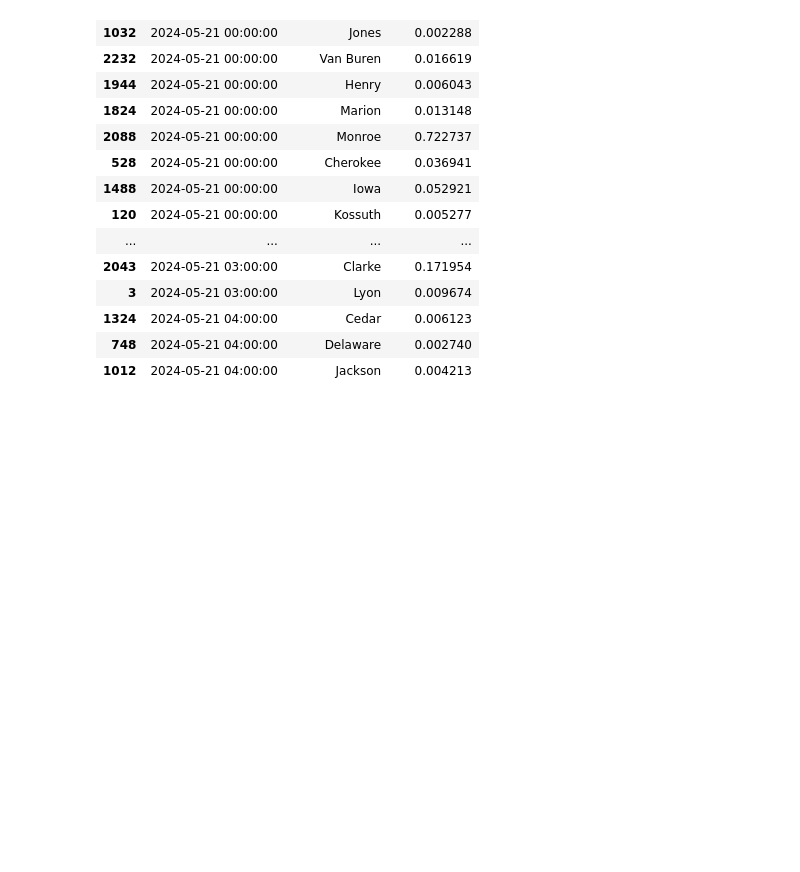
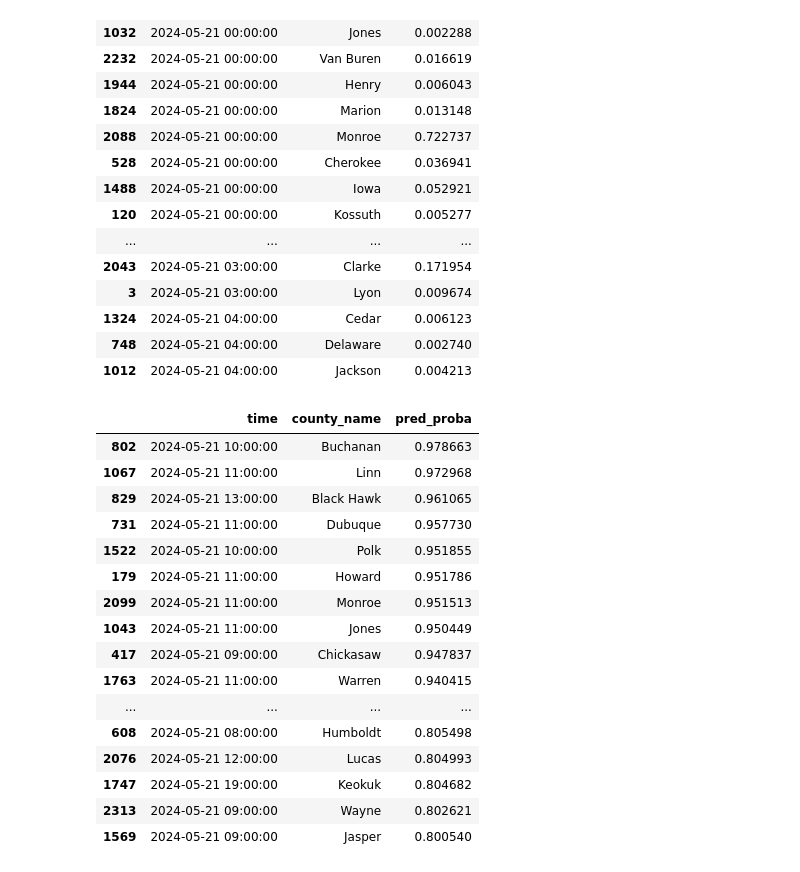
Before and after one commit to dpatel77/ProjectToto, a Jupyter notebook: RTS/demo_data_process.ipynb, the cells around one changed output. Saved outputs shown, nothing was run; the diff lists cells and outputs as text; code cells hidden in the pictures; blank space fills up the shorter version.

```diff
--- a/RTS/demo_data_process.ipynb
+++ b/RTS/demo_data_process.ipynb
@@ -171,3 +171,24 @@ rts_table
 | 1324 | 2024-05-21 04:00:00 | Cedar | 0.006123 |
 | 748 | 2024-05-21 04:00:00 | Delaware | 0.002740 |
 | 1012 | 2024-05-21 04:00:00 | Jackson | 0.004213 |
+# %%
+#show again and sort by prob_a desc
+rts_table[rts_table['pred_proba']>.8].sort_values(by='pred_proba',ascending=False)
+# %% [output]
+|  | time | county_name | pred_proba |
+| 802 | 2024-05-21 10:00:00 | Buchanan | 0.978663 |
+| 1067 | 2024-05-21 11:00:00 | Linn | 0.972968 |
+| 829 | 2024-05-21 13:00:00 | Black Hawk | 0.961065 |
+| 731 | 2024-05-21 11:00:00 | Dubuque | 0.957730 |
+| 1522 | 2024-05-21 10:00:00 | Polk | 0.951855 |
+| 179 | 2024-05-21 11:00:00 | Howard | 0.951786 |
+| 2099 | 2024-05-21 11:00:00 | Monroe | 0.951513 |
+| 1043 | 2024-05-21 11:00:00 | Jones | 0.950449 |
+| 417 | 2024-05-21 09:00:00 | Chickasaw | 0.947837 |
+| 1763 | 2024-05-21 11:00:00 | Warren | 0.940415 |
+| ... | ... | ... | ... |
+| 608 | 2024-05-21 08:00:00 | Humboldt | 0.805498 |
+| 2076 | 2024-05-21 12:00:00 | Lucas | 0.804993 |
+| 1747 | 2024-05-21 19:00:00 | Keokuk | 0.804682 |
+| 2313 | 2024-05-21 09:00:00 | Wayne | 0.802621 |
+| 1569 | 2024-05-21 09:00:00 | Jasper | 0.800540 |
```
Also changed, not shown: parts of 1 cell of this notebook.
